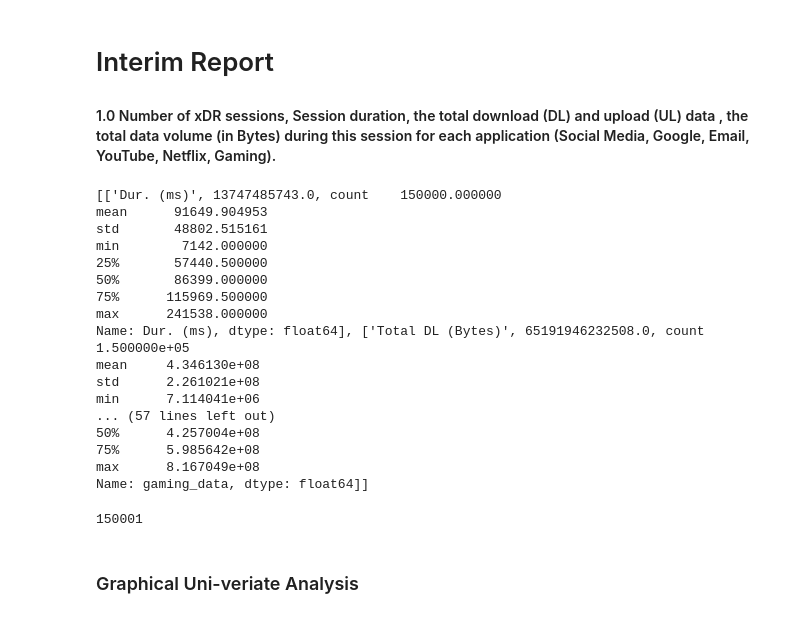
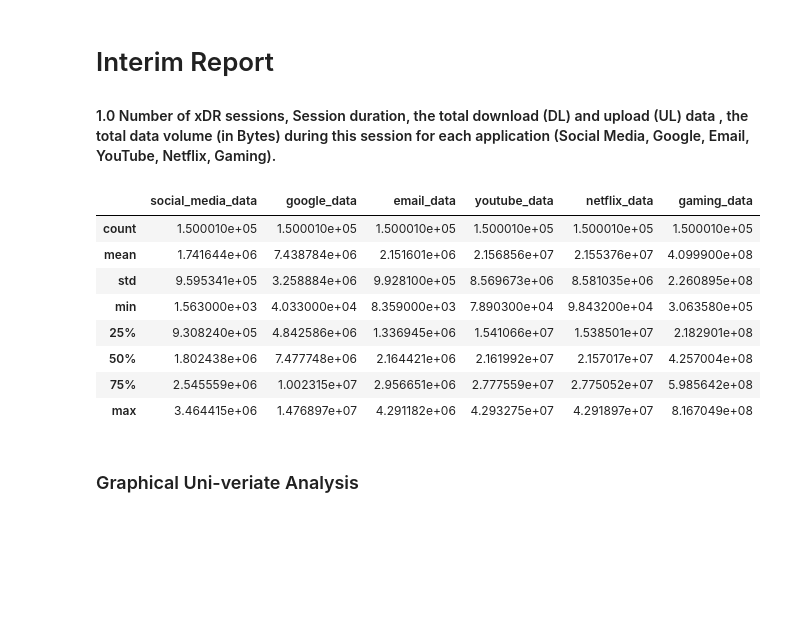
Before and after one commit to Caphace-Ethan/Telecom-User-Data-Analysis, a Jupyter notebook: notebooks/Data_Exploratory_Analysis.ipynb, the cells around one changed output. Saved outputs shown, nothing was run; the diff lists cells and outputs as text; code cells hidden in the pictures; blank space fills up the shorter version.

```diff
--- a/notebooks/Data_Exploratory_Analysis.ipynb
+++ b/notebooks/Data_Exploratory_Analysis.ipynb
@@ -967,41 +867,19 @@ def add_ul_dl(data, column1, column2, new_column):
 # %%
 # 'Social Media DL (Bytes)', 'Social Media UL (Bytes)', 'Google DL (Bytes)', 'Google UL (Bytes)',
 # 'Email DL (Bytes)', 'Email UL (Bytes)', 'Youtube DL (Bytes)', 'Youtube UL (Bytes)',
 # 'Netflix DL (Bytes)', 'Netflix UL (Bytes)', 'Gaming DL (Bytes)', 'Gaming UL (Bytes)'
 
-processed_data = add_ul_dl(processed_data,'Social Media DL (Bytes)', 'Social Media UL (Bytes)','social_media_data')
-processed_data = add_ul_dl(processed_data,'Google DL (Bytes)', 'Google UL (Bytes)','google_data')
-processed_data = add_ul_dl(processed_data,'Email DL (Bytes)', 'Email UL (Bytes)','email_data')
-processed_data = add_ul_dl(processed_data,'Youtube DL (Bytes)', 'Youtube UL (Bytes)','youtube_data')
-processed_data = add_ul_dl(processed_data,'Netflix DL (Bytes)', 'Netflix UL (Bytes)','netflix_data')
-processed_data = add_ul_dl(processed_data,'Gaming DL (Bytes)', 'Gaming UL (Bytes)','gaming_data')
+processed_data[['social_media_data','google_data','email_data','youtube_data','netflix_data','gaming_data']].describe()
+# %% [output]
+|  | social_media_data | google_data | email_data | youtube_data | netflix_data | gaming_data |
+| count | 1.500010e+05 | 1.500010e+05 | 1.500010e+05 | 1.500010e+05 | 1.500010e+05 | 1.500010e+05 |
+| mean | 1.741644e+06 | 7.438784e+06 | 2.151601e+06 | 2.156856e+07 | 2.155376e+07 | 4.099900e+08 |
+| std | 9.595341e+05 | 3.258884e+06 | 9.928100e+05 | 8.569673e+06 | 8.581035e+06 | 2.260895e+08 |
+| min | 1.563000e+03 | 4.033000e+04 | 8.359000e+03 | 7.890300e+04 | 9.843200e+04 | 3.063580e+05 |
+| 25% | 9.308240e+05 | 4.842586e+06 | 1.336945e+06 | 1.541066e+07 | 1.538501e+07 | 2.182901e+08 |
+| 50% | 1.802438e+06 | 7.477748e+06 | 2.164421e+06 | 2.161992e+07 | 2.157017e+07 | 4.257004e+08 |
+| 75% | 2.545559e+06 | 1.002315e+07 | 2.956651e+06 | 2.777559e+07 | 2.775052e+07 | 5.985642e+08 |
+| max | 3.464415e+06 | 1.476897e+07 | 4.291182e+06 | 4.293275e+07 | 4.291897e+07 | 8.167049e+08 |
-# %%
-column_list = ['Dur. (ms)','Total DL (Bytes)','Total UL (Bytes)','social_media_data',
-               'google_data','email_data','youtube_data','netflix_data','gaming_data']
-a = Total_column_value(processed_data, column_list)
-print(a)
-# %% [output]
-[['Dur. (ms)', 13747485743.0, count    150000.000000
-mean      91649.904953
-std       48802.515161
-min        7142.000000
-25%       57440.500000
-50%       86399.000000
-75%      115969.500000
-max      241538.000000
-Name: Dur. (ms), dtype: float64], ['Total DL (Bytes)', 65191946232508.0, count    1.500000e+05
-mean     4.346130e+08
-std      2.261021e+08
-min      7.114041e+06
-... (57 lines left out)
-50%      4.257004e+08
-75%      5.985642e+08
-max      8.167049e+08
-Name: gaming_data, dtype: float64]]
-# %%
-print(processed_data['Bearer Id'].count())
-# %% [output]
-150001
 # %% [markdown]
 ### Graphical Uni-veriate Analysis
 # %%
```
Also changed, not shown: parts of 27 cells of this notebook.
